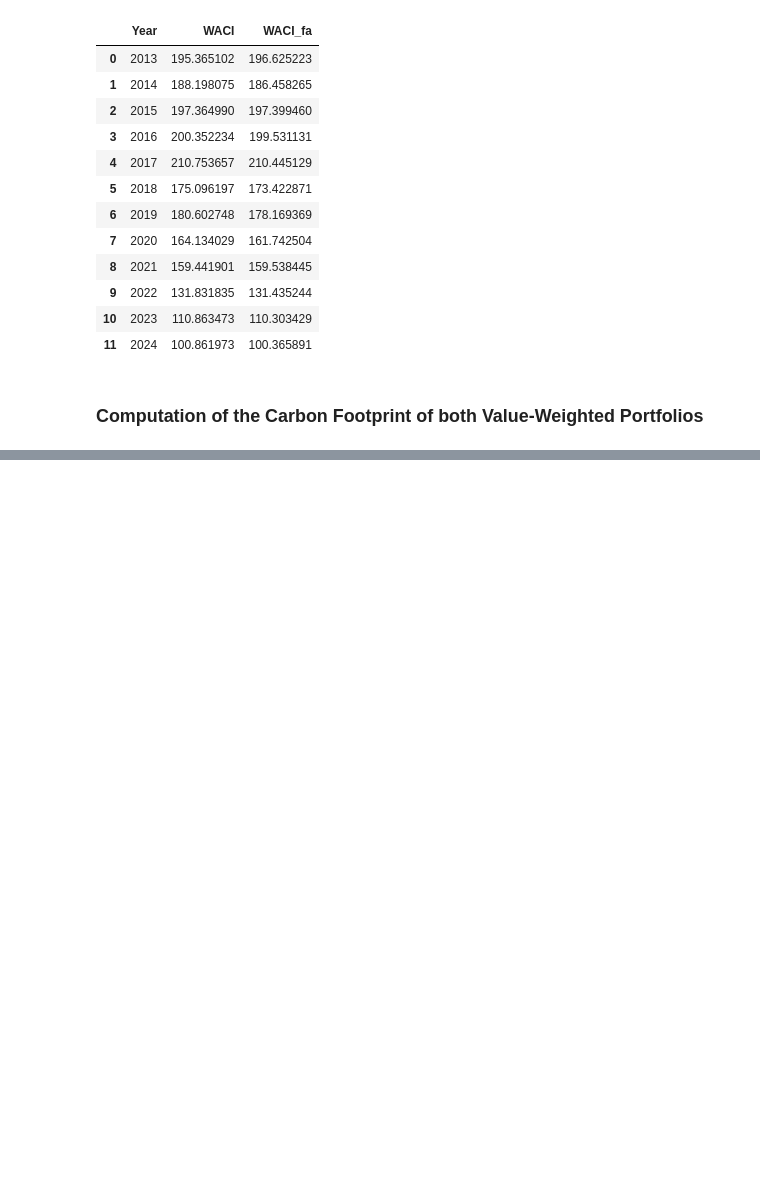
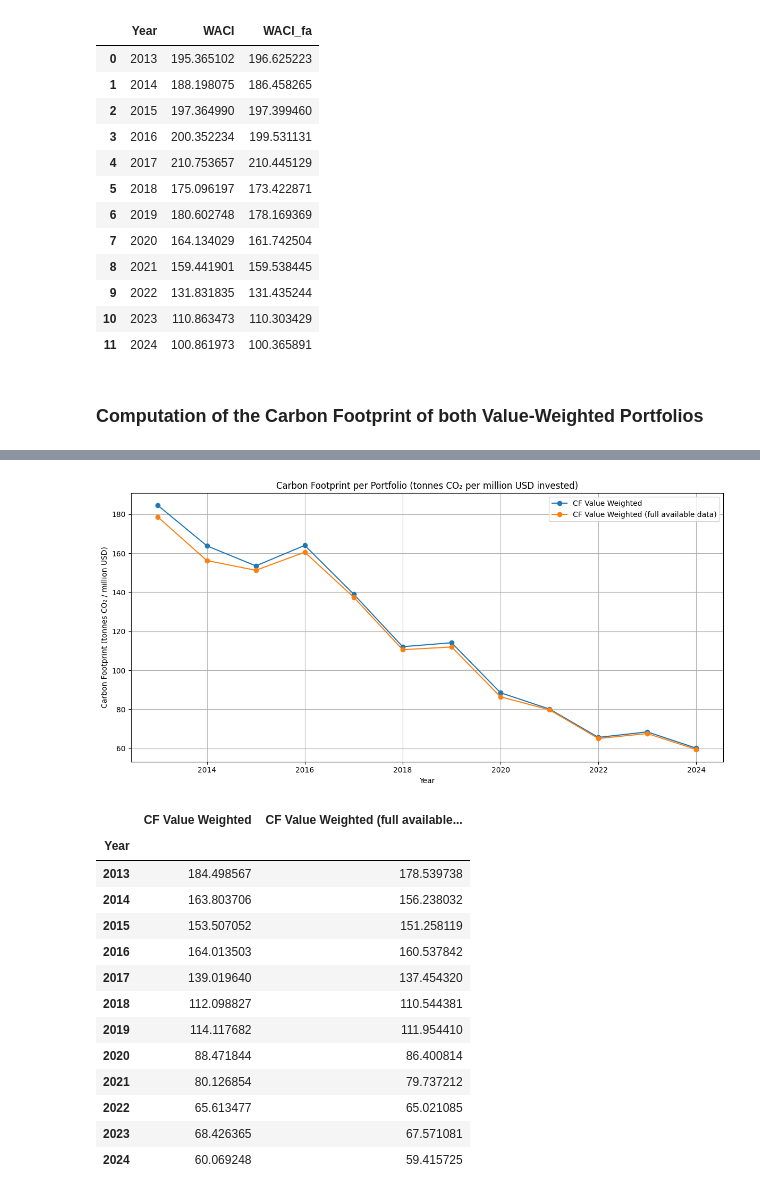
Before and after one commit to Quentinrezzo/Sustainability-Project, a Jupyter notebook: sustainability/notebook.ipynb, the cells around one changed output, grey strips where cells are left out. Drawn from its saved outputs; the diff is of its cells as text; code cells hidden in the pictures; blank space fills up the shorter version.

```diff
--- a/sustainability/notebook.ipynb
+++ b/sustainability/notebook.ipynb
@@ -1507,0 +1486,54 @@ wealth_evolution
+# %%
+# Carbon Footprint (CF) for each portfolio, for each year Y in 2013-2024
+# Formula: CF(p)_Y = sum_i [ alpha_i,Y * E_i,Y / Cap_i,Y ]
+# where:
+#   alpha_i,Y  = portfolio weight of firm i determined at end of year Y
+#   E_i,Y      = CO2 emissions of firm i in year Y (Scope 1 + Scope 2, in tonnes)
+#   Cap_i,Y    = market capitalisation of firm i at end of year Y (in million USD)
+# Result is in tonnes of CO2 per million USD invested.
+#
+# Key point: V_Y (portfolio wealth) cancels out of the formula — CF is scale-independent.
+# The weights alpha_i,Y are the ones chosen at end of Y and applied during Y+1,
+# but they are evaluated against year-Y carbon data (no look-ahead bias).
+
+cf_data = {}
+
+for year in range(2013, 2025):
+    inv = globals()[f'inv_set_{year}']
+    E   = inv['CO2_S1'] + inv['CO2_S2']   # Total emissions (tonnes): Scope 1 + Scope 2
+    Cap = inv['MV_Y']                        # Market capitalisation (million USD)
+    cf_data[year] = {
+        'CF Value Weighted':                       (inv['MV_Y_weight']          * E / Cap).sum(),
+        'CF Value Weighted (full available data)': (inv['MV_Y_weight_fa']       * E / Cap).sum(),
+    }
+
+cf_df = pd.DataFrame(cf_data).T
+cf_df.index.name = 'Year'
+
+# Plot
+cf_df.plot(figsize=(12, 6), marker='o',
+           title='Carbon Footprint per Portfolio (tonnes CO₂ per million USD invested)')
+plt.ylabel('Carbon Footprint (tonnes CO₂ / million USD)')
+plt.xlabel('Year')
+plt.grid()
+plt.legend(loc='upper right')
+plt.tight_layout()
+plt.show()
+
+cf_df
+# %% [output]
+[figure, added]
+|  | CF Value Weighted | CF Value Weighted (full available... |
+| Year |  |  |
+| 2013 | 184.498567 | 178.539738 |
+| 2014 | 163.803706 | 156.238032 |
+| 2015 | 153.507052 | 151.258119 |
+| 2016 | 164.013503 | 160.537842 |
+| 2017 | 139.019640 | 137.454320 |
+| 2018 | 112.098827 | 110.544381 |
+| 2019 | 114.117682 | 111.954410 |
+| 2020 | 88.471844 | 86.400814 |
+| 2021 | 80.126854 | 79.737212 |
+| 2022 | 65.613477 | 65.021085 |
+| 2023 | 68.426365 | 67.571081 |
+| 2024 | 60.069248 | 59.415725 |
```
Also changed, not shown: parts of 9 cells of this notebook.
